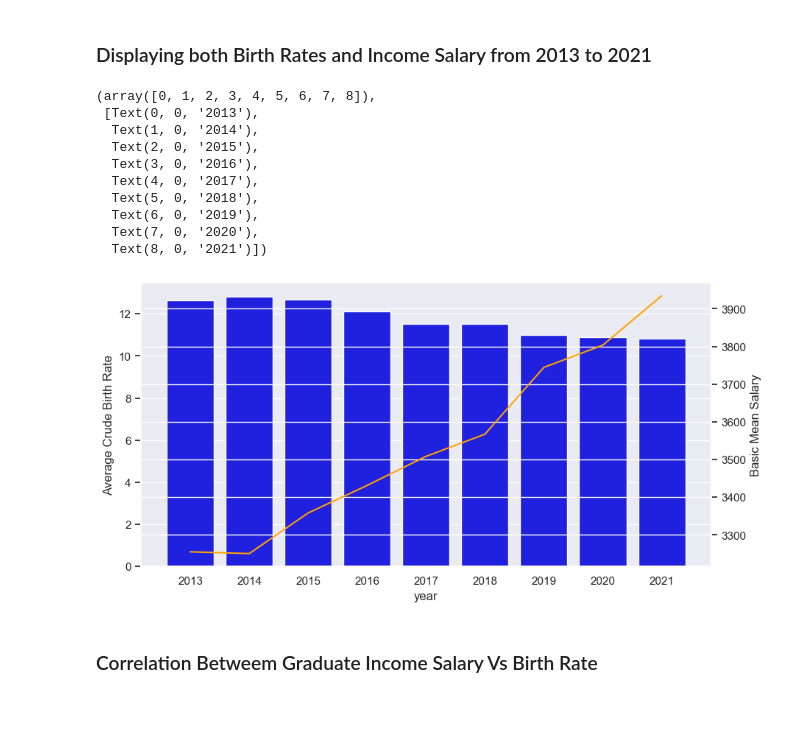
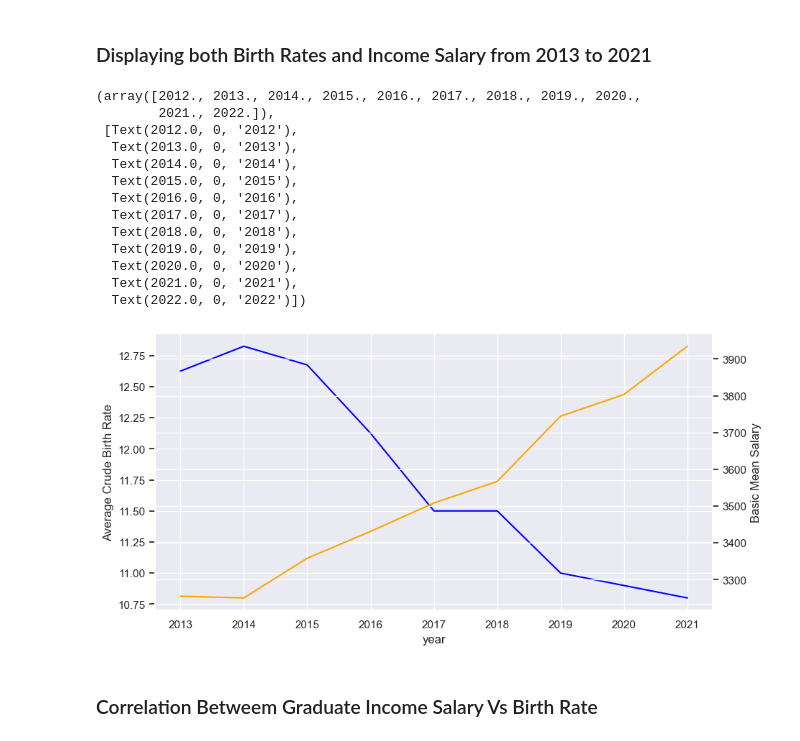
Before and after one commit to ShondoKu/EE5087-Mini-Project, a Jupyter notebook: EE5087_GroupProj.ipynb, the cells around one changed output. Saved outputs shown, nothing was run; the diff lists cells and outputs as text; code cells hidden in the pictures; blank space fills up the shorter version.

```diff
--- a/EE5087_GroupProj.ipynb
+++ b/EE5087_GroupProj.ipynb
@@ -42,20 +30,20 @@ sb.lineplot(data = df_averge_BirthRate_perYear, x = 'year', y = 'Average Crude B
 # %% [markdown]
 ### Fresh Graduate Income Salary Over the Years
 # %%
-salary_Rate = pd.DataFrame(graduate_Salary_Data[['year','basic_monthly_mean']])
-salary_Rate = salary_Rate[salary_Rate["basic_monthly_mean"].str.contains("na")==False]
+basic_salary_Rate = pd.DataFrame(graduate_Salary_Data[['year','basic_monthly_mean']])
+basic_salary_Rate = basic_salary_Rate[basic_salary_Rate["basic_monthly_mean"].str.contains("na")==False]
 
-averge_SalaryperYear = {}
-for x in salary_Rate['year']:
-    salary_Rate_mean = salary_Rate.query('year == ' + str(x))['basic_monthly_mean'].astype(int).mean()
-    averge_SalaryperYear[x] = salary_Rate_mean
+averge_basic_SalaryperYear = {}
+for x in basic_salary_Rate['year']:
+    basic_salary_Rate_mean = basic_salary_Rate.query('year == ' + str(x))['basic_monthly_mean'].astype(int).mean()
+    averge_basic_SalaryperYear[x] = basic_salary_Rate_mean
 
-print(averge_SalaryperYear)
+print(averge_basic_SalaryperYear)
 
-df_averge_SalaryperYear = pd.DataFrame(averge_SalaryperYear.items(), columns=['year', 'Basic Mean Salary'])
+df_averge_basic_SalaryperYear = pd.DataFrame(averge_basic_SalaryperYear.items(), columns=['year', 'Basic Mean Salary'])
 
 f = plt.figure(figsize=(16, 8))
-sb.lineplot(data = df_averge_SalaryperYear, x = 'year', y = 'Basic Mean Salary')
+sb.lineplot(data = df_averge_basic_SalaryperYear, x = 'year', y = 'Basic Mean Salary')
 # %% [output]
 {2013: 3254.883116883117, 2014: 3250.233009708738, 2015: 3358.0091743119265, 2016: 3431.119266055046, 2017: 3508.278260869565, 2018: 3567.198347107438, 2019: 3744.52, 2020: 3803.517985611511, 2021: 39 ...
 <AxesSubplot: xlabel='year', ylabel='Basic Mean Salary'>
@@ -65,26 +53,30 @@ sb.lineplot(data = df_averge_SalaryperYear, x = 'year', y = 'Basic Mean Salary')
 # %%
 fig=plt.figure(figsize=(10,5))
 ax1 = fig.add_subplot(111)
 ax2 = ax1.twinx()
+jointDF = pd.merge(df_averge_BirthRate_perYear,df_averge_basic_SalaryperYear, on = 'year')
 
 # changes here
-sb.barplot(x = 'year', y = 'Average Crude Birth Rate',data=jointDF,color='blue',ax=ax1)
-sb.lineplot(x = jointDF.index, y = 'Basic Mean Salary' ,data=jointDF,color='orange',ax=ax2)
+sb.lineplot(x = 'year', y = 'Average Crude Birth Rate',data=jointDF,color='blue',ax=ax1)
+sb.lineplot(x = 'year', y = 'Basic Mean Salary' ,data=jointDF,color='orange',ax=ax2)
 
 # and here
 plt.xticks(rotation=60)
 # %% [output]
-(array([0, 1, 2, 3, 4, 5, 6, 7, 8]),
- [Text(0, 0, '2013'),
-  Text(1, 0, '2014'),
-  Text(2, 0, '2015'),
-  Text(3, 0, '2016'),
-  Text(4, 0, '2017'),
-  Text(5, 0, '2018'),
-  Text(6, 0, '2019'),
-  Text(7, 0, '2020'),
-  Text(8, 0, '2021')])
+(array([2012., 2013., 2014., 2015., 2016., 2017., 2018., 2019., 2020.,
+        2021., 2022.]),
+ [Text(2012.0, 0, '2012'),
+  Text(2013.0, 0, '2013'),
+  Text(2014.0, 0, '2014'),
+  Text(2015.0, 0, '2015'),
+  Text(2016.0, 0, '2016'),
+  Text(2017.0, 0, '2017'),
+  Text(2018.0, 0, '2018'),
+  Text(2019.0, 0, '2019'),
+  Text(2020.0, 0, '2020'),
+  Text(2021.0, 0, '2021'),
+  Text(2022.0, 0, '2022')])
-[figure, old version]
+[figure, new version]
 # %% [markdown]
 ### Correlation Betweem Graduate Income Salary Vs Birth Rate
 # %%
```
Also changed, not shown: parts of 9 cells of this notebook, 1 other file.
